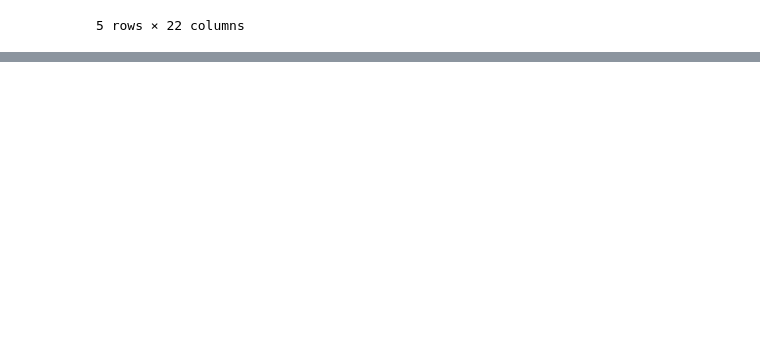
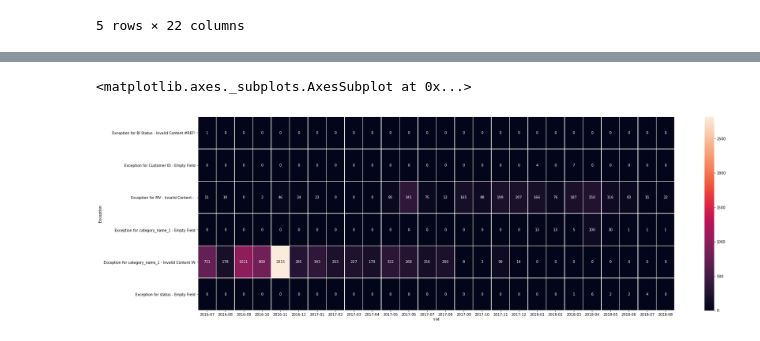
Before and after one commit to gohchaip/NUSISS_APM, a Jupyter notebook: PkCleanse.ipynb, the cells around one changed output, grey strips where cells are left out. Saved outputs shown, nothing was run; the diff lists cells and outputs as text; code cells hidden in the pictures; blank space fills up the shorter version.

```diff
--- a/PkCleanse.ipynb
+++ b/PkCleanse.ipynb
@@ -261,0 +310,4 @@ Compiling Exceptions, Total Exceptions  (10244, 22)
+# %%
+dfAllExceptions['Y-M']=dfAllExceptions['Y-M'].dt.strftime("%Y-%m")
+# %%
+dfExcHM=dfAllExceptions.groupby(["Exception","Y-M"]).size().reset_index(name='Count')
@@ -261,0 +334,8 @@ Compiling Exceptions, Total Exceptions  (10244, 22)
+# %%
+dfExcHM=pd.pivot_table(dfExcHM, values='Count',
+                     index=['Exception'],
+                     columns='Y-M')
+dfExcHM=dfExcHM.fillna(0)
+# %%
+dfExcHM=dfExcHM.fillna(0)
+print(dfExcHM)
@@ -261,0 +360,11 @@ Compiling Exceptions, Total Exceptions  (10244, 22)
+# %%
+import matplotlib.pyplot as plt
+import seaborn as sns
+%matplotlib inline
+
+fig, ax = plt.subplots(figsize=(30,10))
+
+sns.heatmap(dfExcHM, annot=True, linewidths=.5, ax=ax, fmt='g')
+# %% [output]
+<matplotlib.axes._subplots.AxesSubplot at 0x...>
+[figure, added]
```
Also changed, not shown: parts of 15 cells of this notebook, 1 other file.
